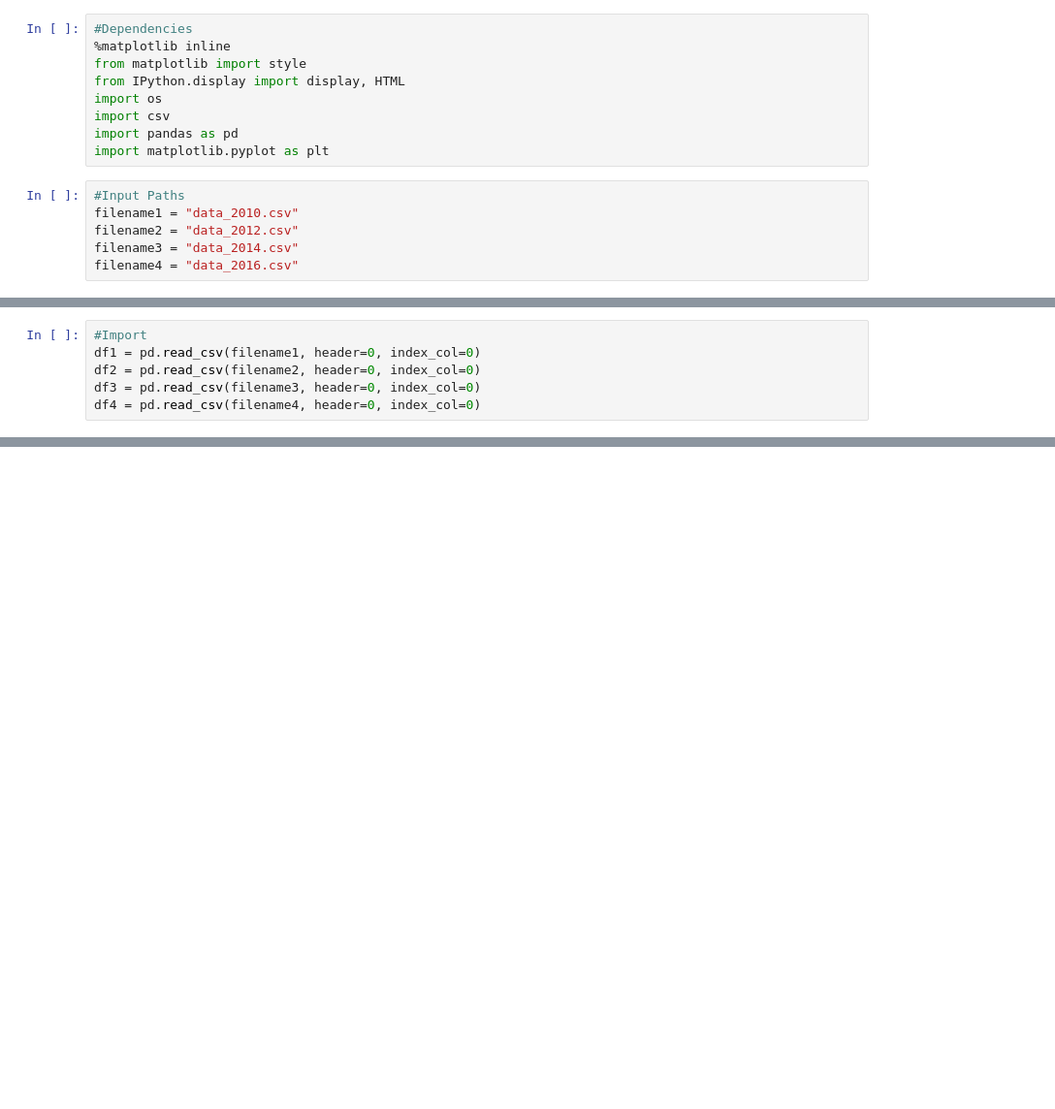
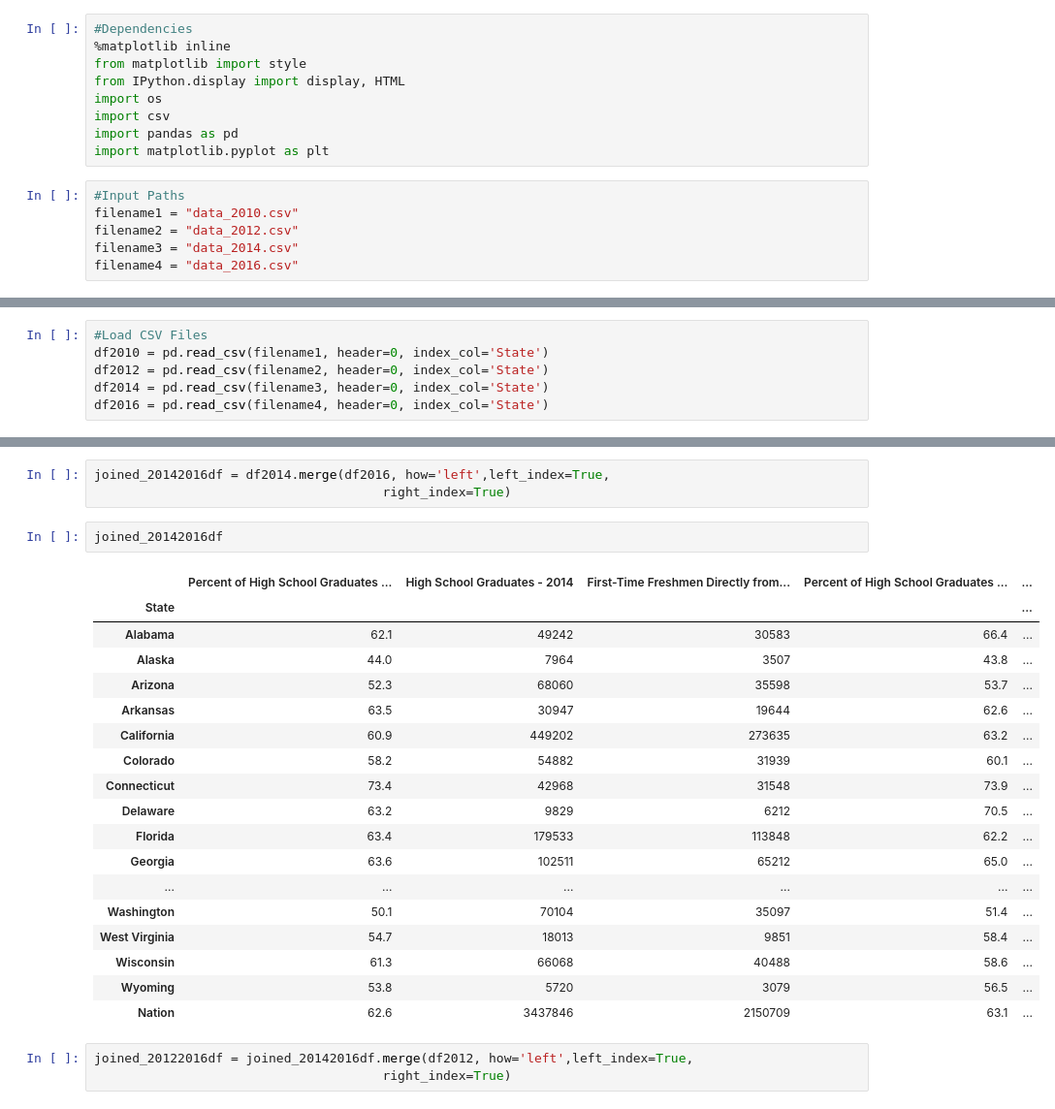
Before and after one commit to katielilleyquinn/Project-2, a Jupyter notebook: project2notebooklyli.ipynb, the cells around one changed output, grey strips where cells are left out. Shown at 97% size. Drawn from its saved outputs; the diff is of its cells as text; blank space fills up the shorter version.

Commit message:
import & start of joining

```diff
--- a/project2notebooklyli.ipynb
+++ b/project2notebooklyli.ipynb
@@ -16,6 +18,6 @@ filename4 = "data_2016.csv"
 # %%
-#Import
-df1 = pd.read_csv(filename1, header=0, index_col=0)
-df2 = pd.read_csv(filename2, header=0, index_col=0)
-df3 = pd.read_csv(filename3, header=0, index_col=0)
-df4 = pd.read_csv(filename4, header=0, index_col=0)
+#Load CSV Files
+df2010 = pd.read_csv(filename1, header=0, index_col='State')
+df2012 = pd.read_csv(filename2, header=0, index_col='State')
+df2014 = pd.read_csv(filename3, header=0, index_col='State')
+df2016 = pd.read_csv(filename4, header=0, index_col='State')
@@ -58,0 +45,27 @@ df4.head()
+# %%
+joined_20142016df = df2014.merge(df2016, how='left',left_index=True,
+                                      right_index=True)
+# %%
+joined_20142016df
+# %% [output]
+|  | Percent of High School Graduates ... | High School Graduates - 2014 | First-Time Freshmen Directly from... | Percent of High School Graduates ... | ... |
+| State |  |  |  |  | ... |
+| Alabama | 62.1 | 49242 | 30583 | 66.4 | ... |
+| Alaska | 44.0 | 7964 | 3507 | 43.8 | ... |
+| Arizona | 52.3 | 68060 | 35598 | 53.7 | ... |
+| Arkansas | 63.5 | 30947 | 19644 | 62.6 | ... |
+| California | 60.9 | 449202 | 273635 | 63.2 | ... |
+| Colorado | 58.2 | 54882 | 31939 | 60.1 | ... |
+| Connecticut | 73.4 | 42968 | 31548 | 73.9 | ... |
+| Delaware | 63.2 | 9829 | 6212 | 70.5 | ... |
+| Florida | 63.4 | 179533 | 113848 | 62.2 | ... |
+| Georgia | 63.6 | 102511 | 65212 | 65.0 | ... |
+| ... | ... | ... | ... | ... | ... |
+| Washington | 50.1 | 70104 | 35097 | 51.4 | ... |
+| West Virginia | 54.7 | 18013 | 9851 | 58.4 | ... |
+| Wisconsin | 61.3 | 66068 | 40488 | 58.6 | ... |
+| Wyoming | 53.8 | 5720 | 3079 | 56.5 | ... |
+| Nation | 62.6 | 3437846 | 2150709 | 63.1 | ... |
+# %%
+joined_20122016df = joined_20142016df.merge(df2012, how='left',left_index=True,
+                                      right_index=True)
```
Also changed, not shown: parts of 8 cells of this notebook.
